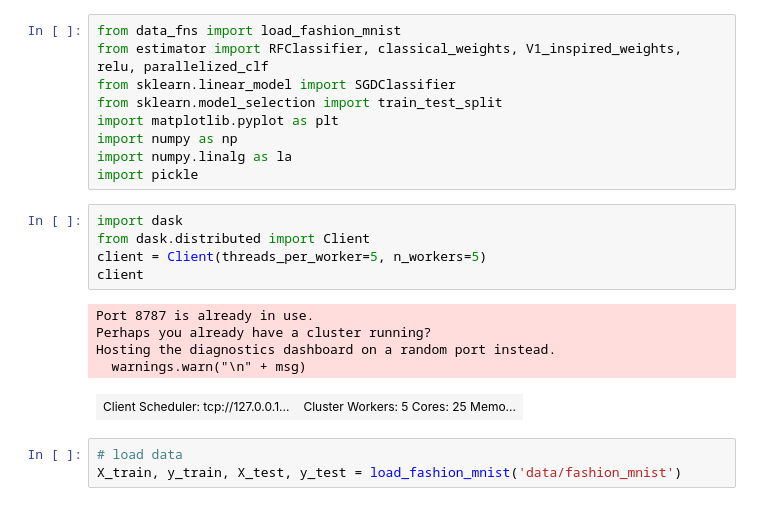
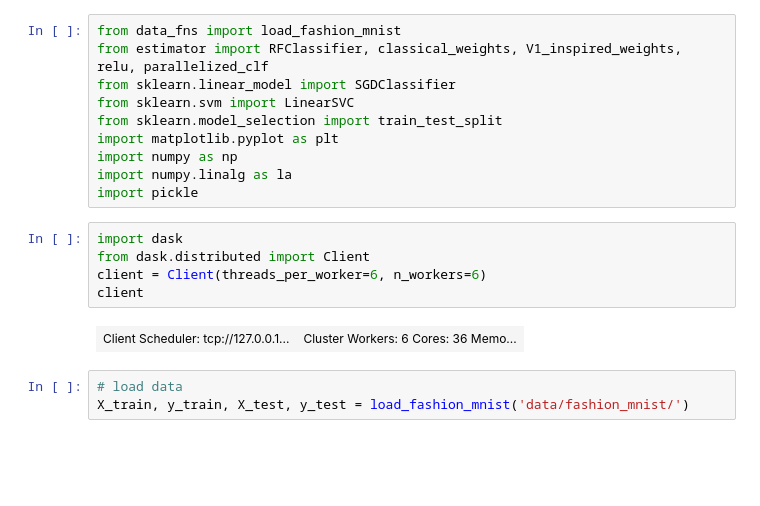
Before and after one commit to BruntonUWBio/structured-random-features, a Jupyter notebook: new_version/fashion-MNIST_clf.ipynb, the cells around one changed output. Drawn from its saved outputs; the diff is of its cells as text; blank space fills up the shorter version.

```diff
--- a/new_version/fashion-MNIST_clf.ipynb
+++ b/new_version/fashion-MNIST_clf.ipynb
@@ -2,6 +2,7 @@
 from data_fns import load_fashion_mnist
 from estimator import RFClassifier, classical_weights, V1_inspired_weights, relu, parallelized_clf
 from sklearn.linear_model import SGDClassifier
+from sklearn.svm import LinearSVC
 from sklearn.model_selection import train_test_split
 import matplotlib.pyplot as plt
 import numpy as np
@@ -10,14 +11,10 @@ import pickle
 # %%
 import dask
 from dask.distributed import Client
-client = Client(threads_per_worker=5, n_workers=5)
+client = Client(threads_per_worker=6, n_workers=6)
 client
 # %% [output]
-Port 8787 is already in use.
-Perhaps you already have a cluster running?
-Hosting the diagnostics dashboard on a random port instead.
-  warnings.warn("\n" + msg)
-| Client Scheduler: tcp://127.0.0.1... | Cluster Workers: 5 Cores: 25 Memo... |
+| Client Scheduler: tcp://127.0.0.1... | Cluster Workers: 6 Cores: 36 Memo... |
 # %%
 # load data
-X_train, y_train, X_test, y_test = load_fashion_mnist('data/fashion_mnist')
+X_train, y_train, X_test, y_test = load_fashion_mnist('data/fashion_mnist/')
```
Also changed, not shown: parts of 10 cells of this notebook, 13 other files.
